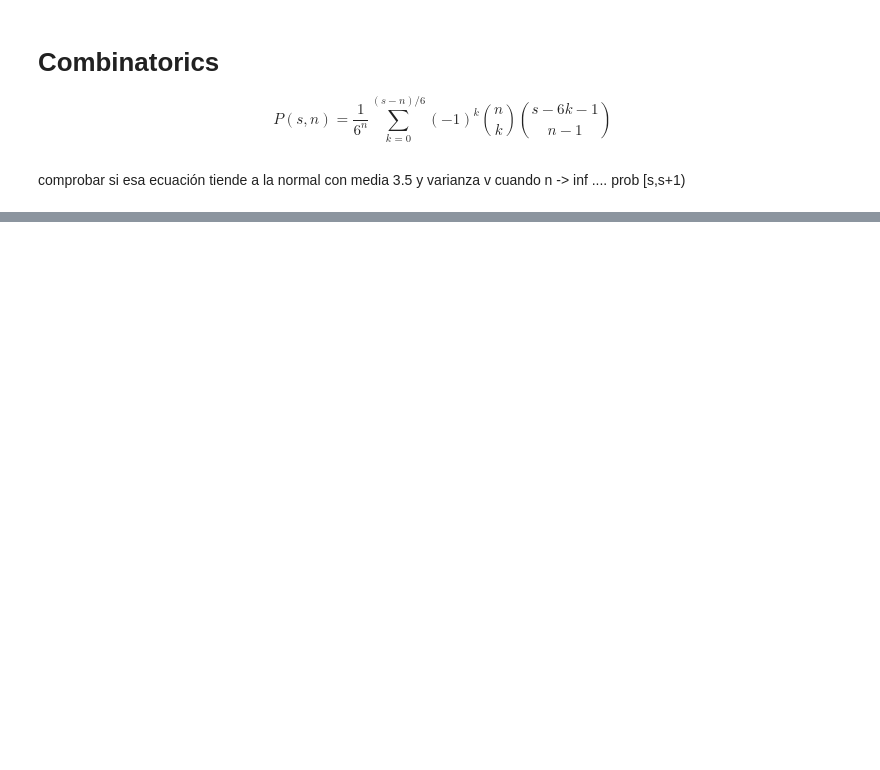
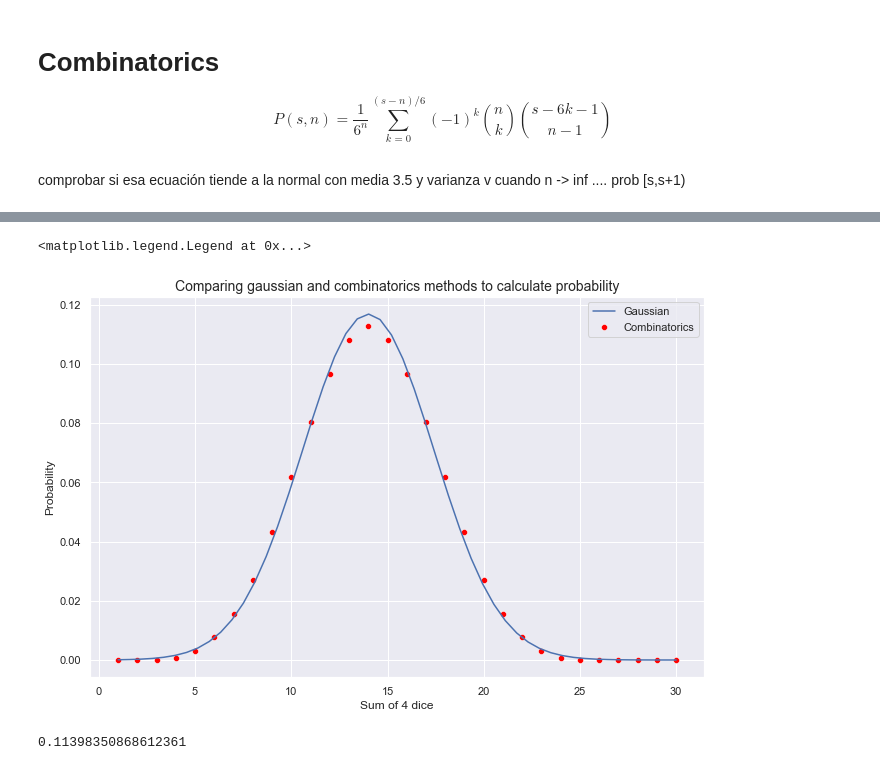
Before and after one commit to juanluisrto/central-limit-theorem-with-dice, a Jupyter notebook: dados.ipynb, the cells around one changed output, grey strips where cells are left out. Drawn from its saved outputs; the diff is of its cells as text; code cells hidden in the pictures; blank space fills up the shorter version.

Commit message:
adds comparison between gauss and comb

```diff
--- a/dados.ipynb
+++ b/dados.ipynb
@@ -336,9 +214,0 @@ comprobar si esa ecuación tiende a la normal con media 3.5 y varianza v cuando
-# %%
-s = 30
-n = 10
-p_exp   = prob_of_sum_experimental(s,n, throws = 1_000_000)
-p_comb  = prob_of_sum_combinatorics(s,n)
-p_gauss = prob_of_sum_gaussian(s, n)
-print(p_exp)
-print(p_comb)
-print(p_gauss)
@@ -358,0 +335,7 @@ coef_comb(t)/coef_gauss(t)
+# %%
+s_min, s_max = 1,30
+n = 4
+x_gauss = np.linspace(s_min, s_max, retstep = 0.1)[0]
+p_gauss = np.array([prob_of_sum_gaussian(i,n) for i in x_gauss])
+x_comb = range(s_min, s_max + 1)
+p_comb = np.array([prob_of_sum_combinatorics(i,n) for i in x_comb])
@@ -358,0 +344,11 @@ coef_comb(t)/coef_gauss(t)
+# %%
+sns.lineplot(x = x_gauss, y = p_gauss)
+g = sns.scatterplot(x = x_comb, y = p_comb, color = "red")
+g.set(
+    xlabel=f'Sum of 4 dice',
+    ylabel = f'Probability')
+g.set_title("Comparing gaussian and combinatorics methods to calculate probability", size = 14)
+g.legend(["Gaussian", "Combinatorics"])
+# %% [output]
+<matplotlib.legend.Legend at 0x...>
+[figure, added]
@@ -381,0 +359,4 @@ from math import factorial as fact
+# %%
+prob_of_sum_gaussian(14.7,4.2)
+# %% [output]
+0.11398350868612361
```
Also changed, not shown: parts of 46 cells of this notebook, 21 other files.
